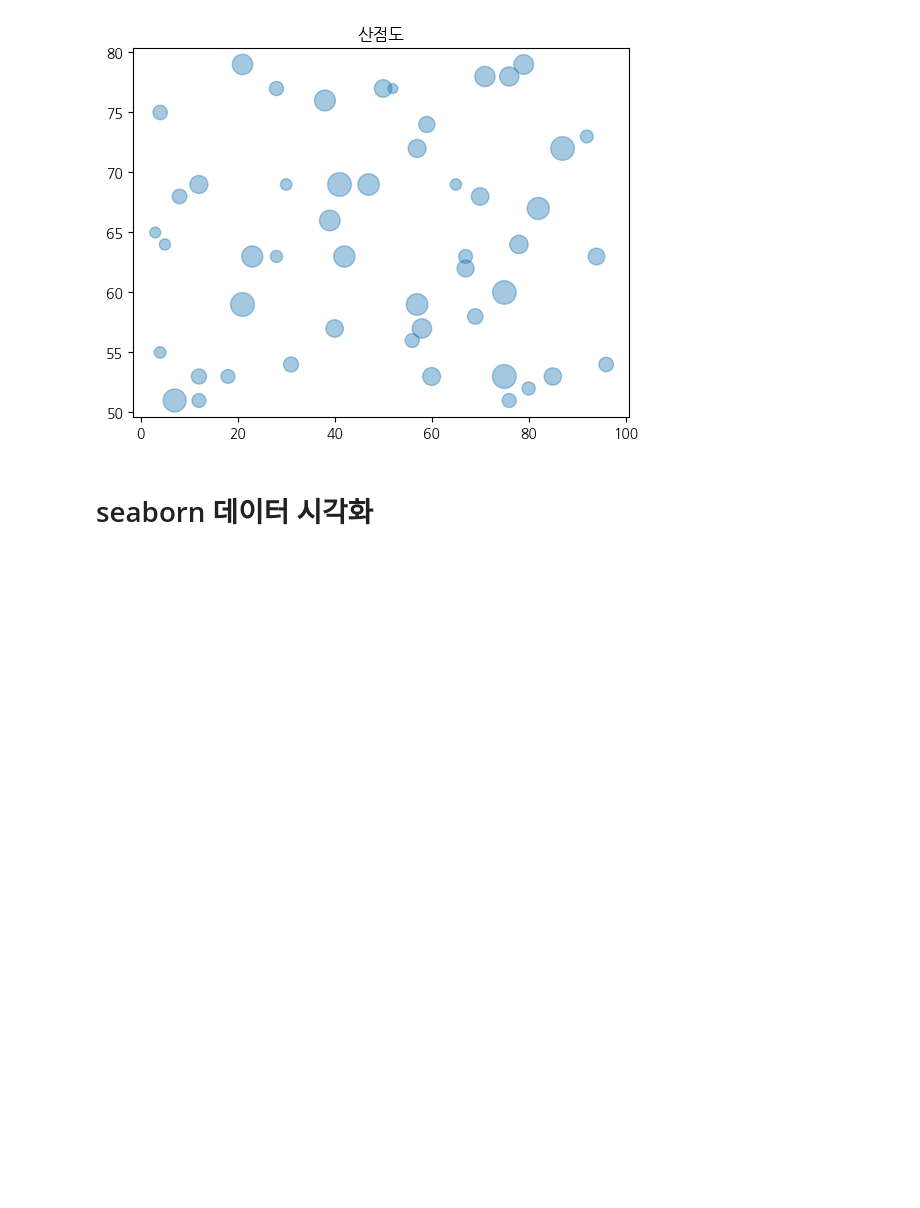
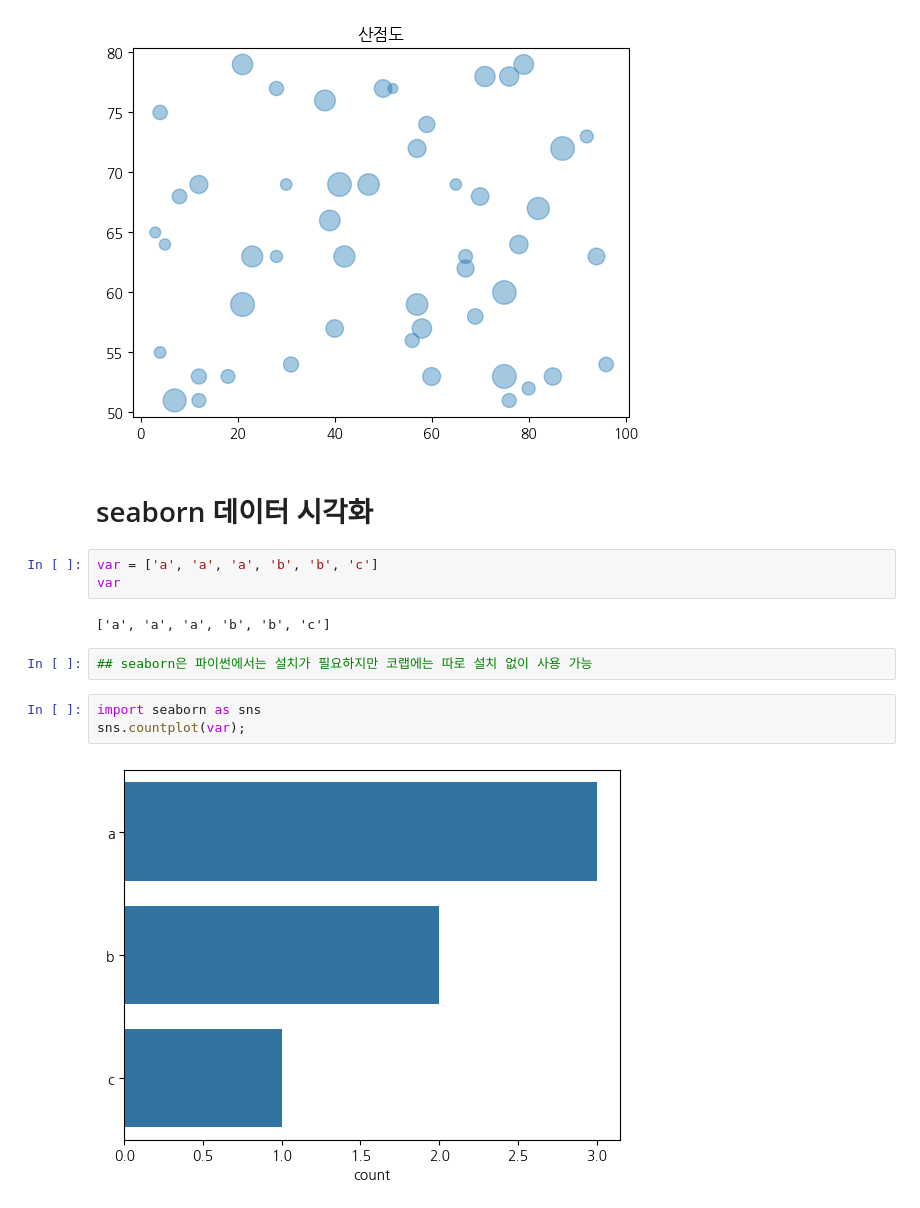
Before and after one commit to simsoohyeon/2024-1-my-BDA, a Jupyter notebook: inclass/01w_0312_tue_bigdata_basic.ipynb, the cells around one changed output. Saved outputs shown, nothing was run; the diff lists cells and outputs as text; blank space fills up the shorter version.

```diff
--- a/inclass/01w_0312_tue_bigdata_basic.ipynb
+++ b/inclass/01w_0312_tue_bigdata_basic.ipynb
@@ -90,3 +90,15 @@ plt.title('산점도');
 [figure]
 # %% [markdown]
 # seaborn 데이터 시각화
+# %%
+var = ['a', 'a', 'a', 'b', 'b', 'c']
+var
+# %% [output]
+['a', 'a', 'a', 'b', 'b', 'c']
+# %%
+## seaborn은 파이썬에서는 설치가 필요하지만 코랩에는 따로 설치 없이 사용 가능
+# %%
+import seaborn as sns
+sns.countplot(var);
+# %% [output]
+[figure, added]
```
Also changed, not shown: parts of 5 cells of this notebook.
